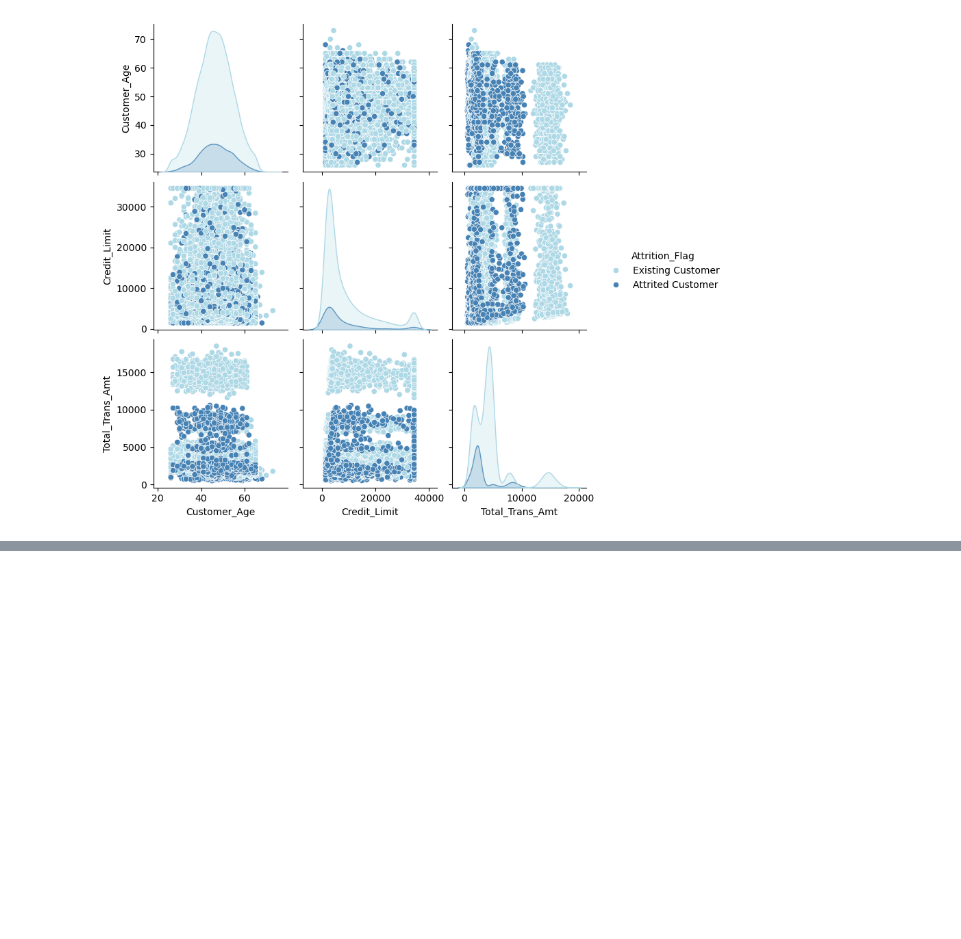
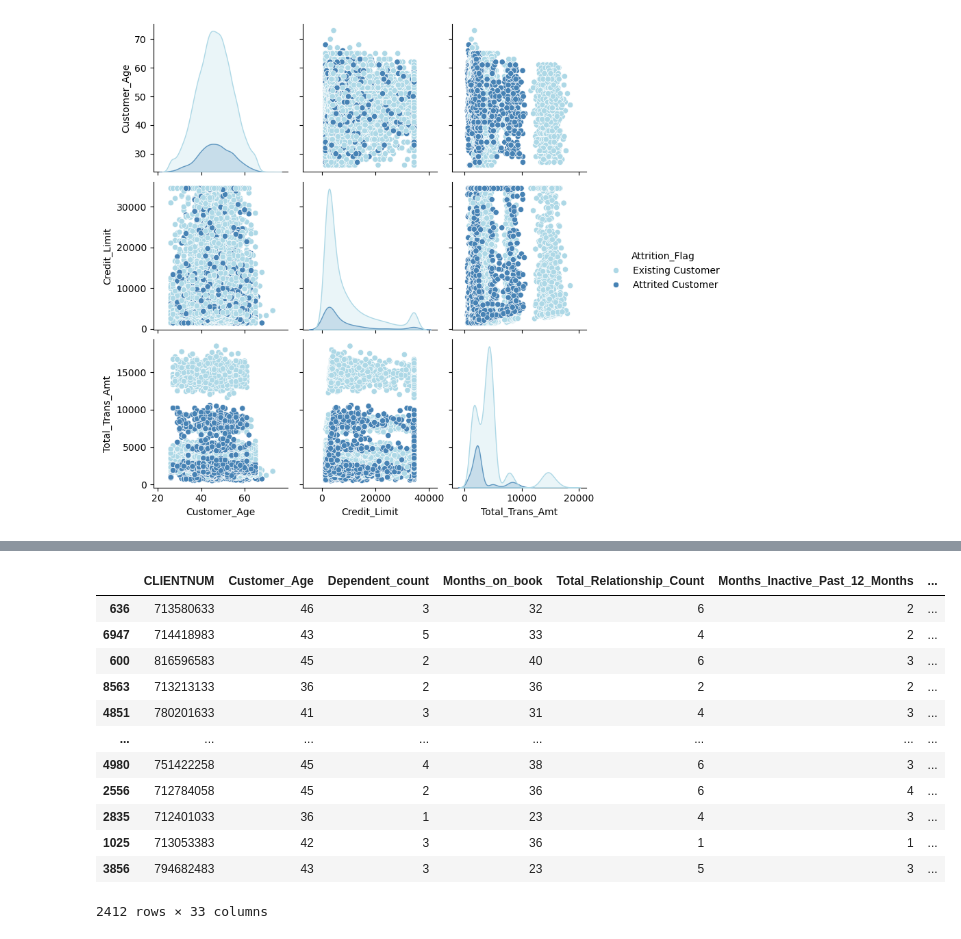
Before and after one commit to labelenn/Predicting-Bank-Customer-Attrition, a Jupyter notebook: customer_attrition.ipynb, the cells around one changed output, grey strips where cells are left out. Saved outputs shown, nothing was run; the diff lists cells and outputs as text; code cells hidden in the pictures; blank space fills up the shorter version.

```diff
--- a/customer_attrition.ipynb
+++ b/customer_attrition.ipynb
@@ -192,0 +272,16 @@ plt.show()
+# %%
+X_test
+# %% [output]
+|  | CLIENTNUM | Customer_Age | Dependent_count | Months_on_book | Total_Relationship_Count | Months_Inactive_Past_12_Months | ... |
+| 636 | 713580633 | 46 | 3 | 32 | 6 | 2 | ... |
+| 6947 | 714418983 | 43 | 5 | 33 | 4 | 2 | ... |
+| 600 | 816596583 | 45 | 2 | 40 | 6 | 3 | ... |
+| 8563 | 713213133 | 36 | 2 | 36 | 2 | 2 | ... |
+| 4851 | 780201633 | 41 | 3 | 31 | 4 | 3 | ... |
+| ... | ... | ... | ... | ... | ... | ... | ... |
+| 4980 | 751422258 | 45 | 4 | 38 | 6 | 3 | ... |
+| 2556 | 712784058 | 45 | 2 | 36 | 6 | 4 | ... |
+| 2835 | 712401033 | 36 | 1 | 23 | 4 | 3 | ... |
+| 1025 | 713053383 | 42 | 3 | 36 | 1 | 1 | ... |
+| 3856 | 794682483 | 43 | 3 | 23 | 5 | 3 | ... |
+2412 rows × 33 columns
```
Also changed, not shown: parts of 24 cells of this notebook, 1 other file.
